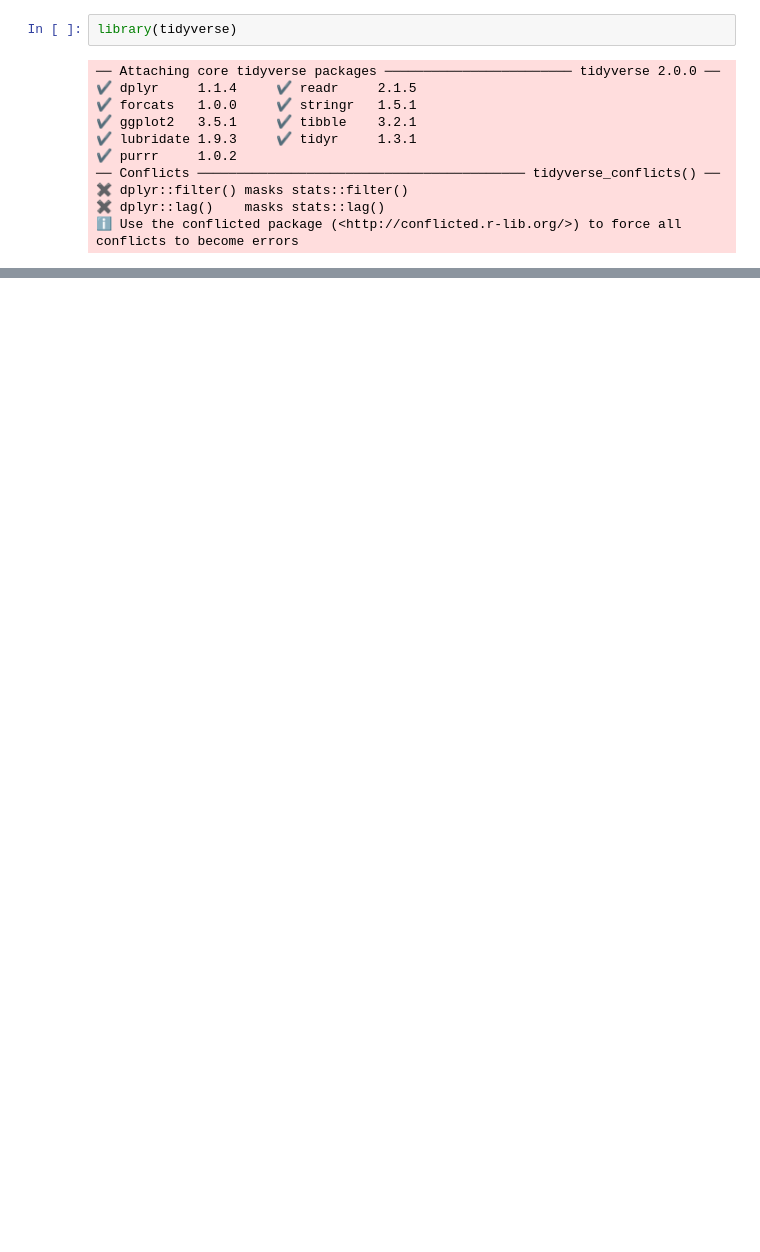
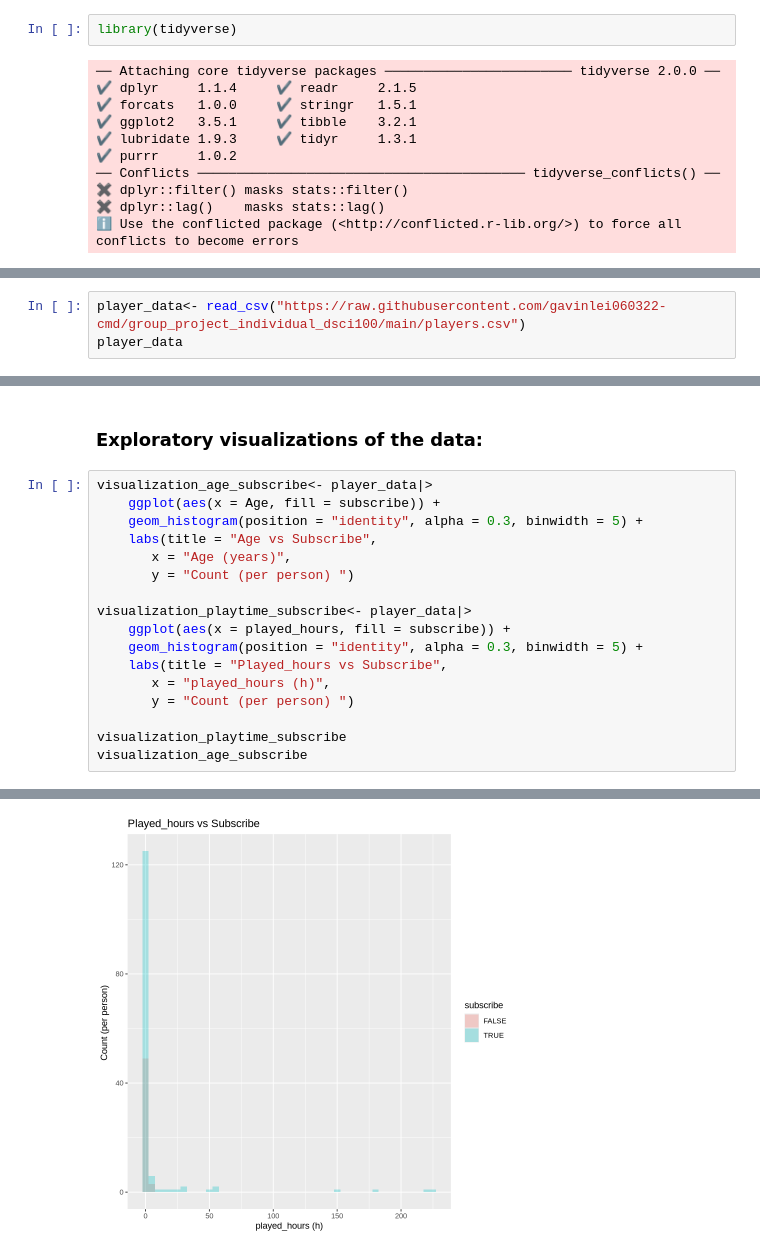
Before and after one commit to gavinlei060322-cmd/group_project_individual_dsci100, a Jupyter notebook: group_project_individual.ipynb, the cells around one changed output, grey strips where cells are left out. Cells and saved outputs as stored; diff of their text form; blank space fills up the shorter version.

Commit message:
added the graph of the data and changed the problem to be more specific

```diff
--- a/group_project_individual.ipynb
+++ b/group_project_individual.ipynb
@@ -119,0 +137,3 @@ A tibble: 1 × 8
+# %%
+player_data<- read_csv("https://raw.githubusercontent.com/gavinlei060322-cmd/group_project_individual_dsci100/main/players.csv")
+player_data
@@ -119,0 +187,20 @@ A tibble: 1 × 8
+# %% [markdown]
+<h3> Exploratory visualizations of the data: </h3>
+# %%
+visualization_age_subscribe<- player_data|>
+    ggplot(aes(x = Age, fill = subscribe)) +
+    geom_histogram(position = "identity", alpha = 0.3, binwidth = 5) +
+    labs(title = "Age vs Subscribe",
+       x = "Age (years)",
+       y = "Count (per person) ")
+
+visualization_playtime_subscribe<- player_data|>
+    ggplot(aes(x = played_hours, fill = subscribe)) +
+    geom_histogram(position = "identity", alpha = 0.3, binwidth = 5) +
+    labs(title = "Played_hours vs Subscribe",
+       x = "played_hours (h)",
+       y = "Count (per person) ")
+
+visualization_playtime_subscribe
+visualization_age_subscribe
+# %% [output]
@@ -119,0 +209 @@ A tibble: 1 × 8
+[figure, added]
```
Also changed, not shown: parts of 12 cells of this notebook.
